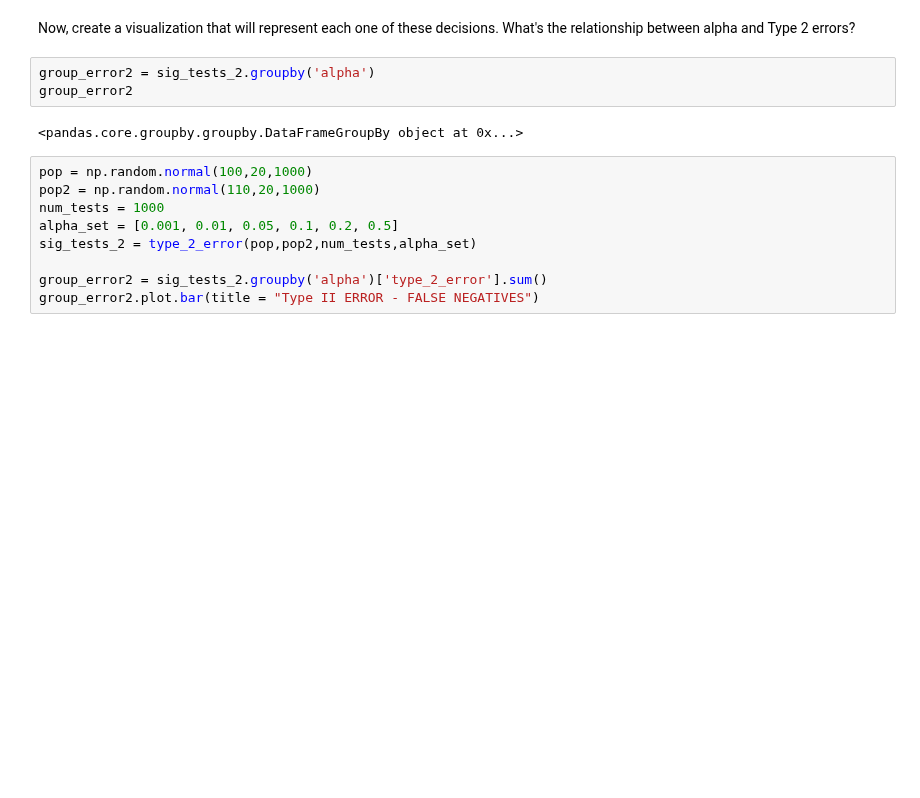
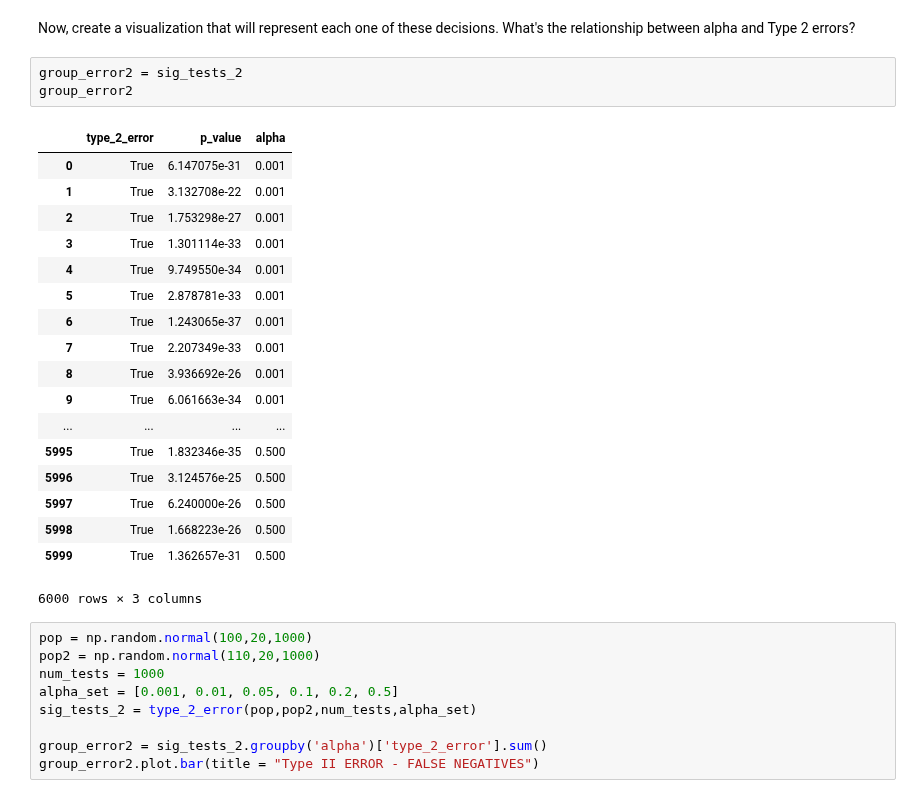
Before and after one commit to Pietrassyk/dsc-type-1-and-2-error-lab-nyc-ds-career-042219, a Jupyter notebook: index.ipynb, the cells around one changed output. Cells and saved outputs as stored; diff of their text form; blank space fills up the shorter version.

```diff
--- a/index.ipynb
+++ b/index.ipynb
@@ -227,10 +227,27 @@ def type_2_error(population, population_2, num_tests, alpha_set):
 # %% [markdown]
 Now, create a visualization that will represent each one of these decisions. What's the relationship between alpha and Type 2 errors?
 # %%
-group_error2 = sig_tests_2.groupby('alpha')
+group_error2 = sig_tests_2
 group_error2
 # %% [output]
+|  | type_2_error | p_value | alpha |
+| 0 | True | 6.147075e-31 | 0.001 |
+| 1 | True | 3.132708e-22 | 0.001 |
+| 2 | True | 1.753298e-27 | 0.001 |
+| 3 | True | 1.301114e-33 | 0.001 |
+| 4 | True | 9.749550e-34 | 0.001 |
+| 5 | True | 2.878781e-33 | 0.001 |
+| 6 | True | 1.243065e-37 | 0.001 |
+| 7 | True | 2.207349e-33 | 0.001 |
+| 8 | True | 3.936692e-26 | 0.001 |
+| 9 | True | 6.061663e-34 | 0.001 |
+| ... | ... | ... | ... |
+| 5995 | True | 1.832346e-35 | 0.500 |
+| 5996 | True | 3.124576e-25 | 0.500 |
+| 5997 | True | 6.240000e-26 | 0.500 |
+| 5998 | True | 1.668223e-26 | 0.500 |
+| 5999 | True | 1.362657e-31 | 0.500 |
-<pandas.core.groupby.groupby.DataFrameGroupBy object at 0x...>
+6000 rows × 3 columns
 # %%
 pop = np.random.normal(100,20,1000)
 pop2 = np.random.normal(110,20,1000)
```
